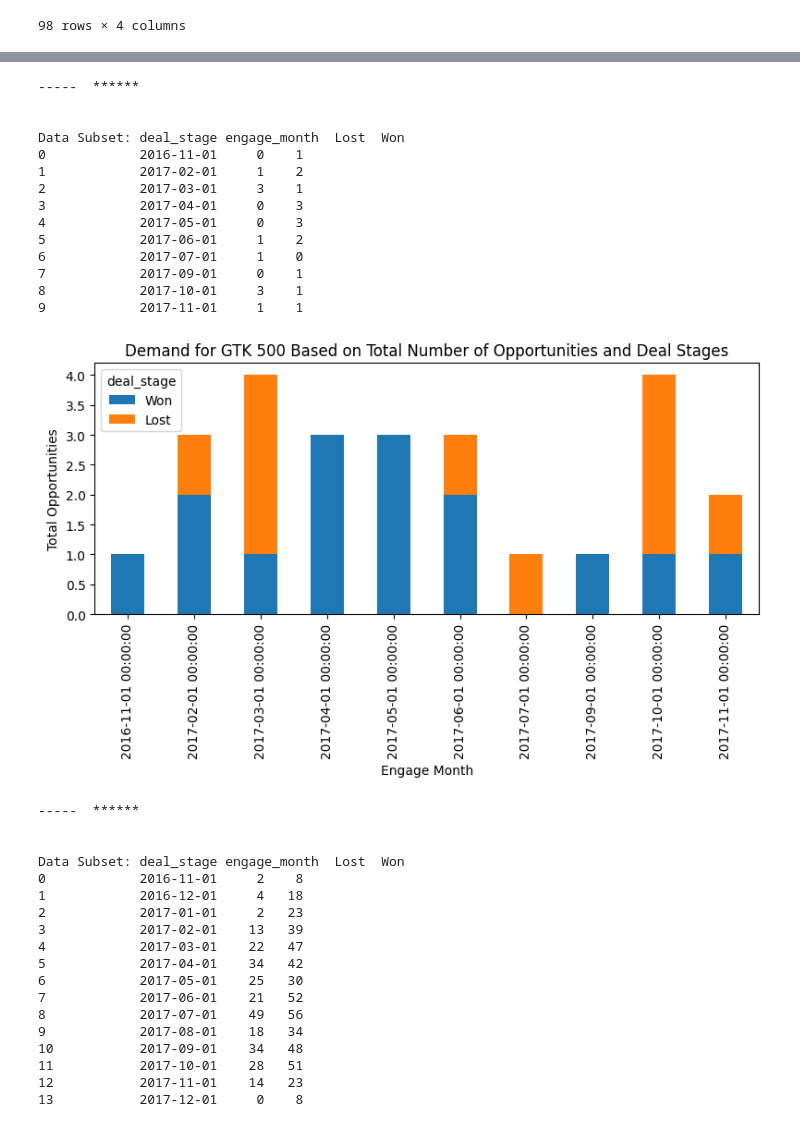
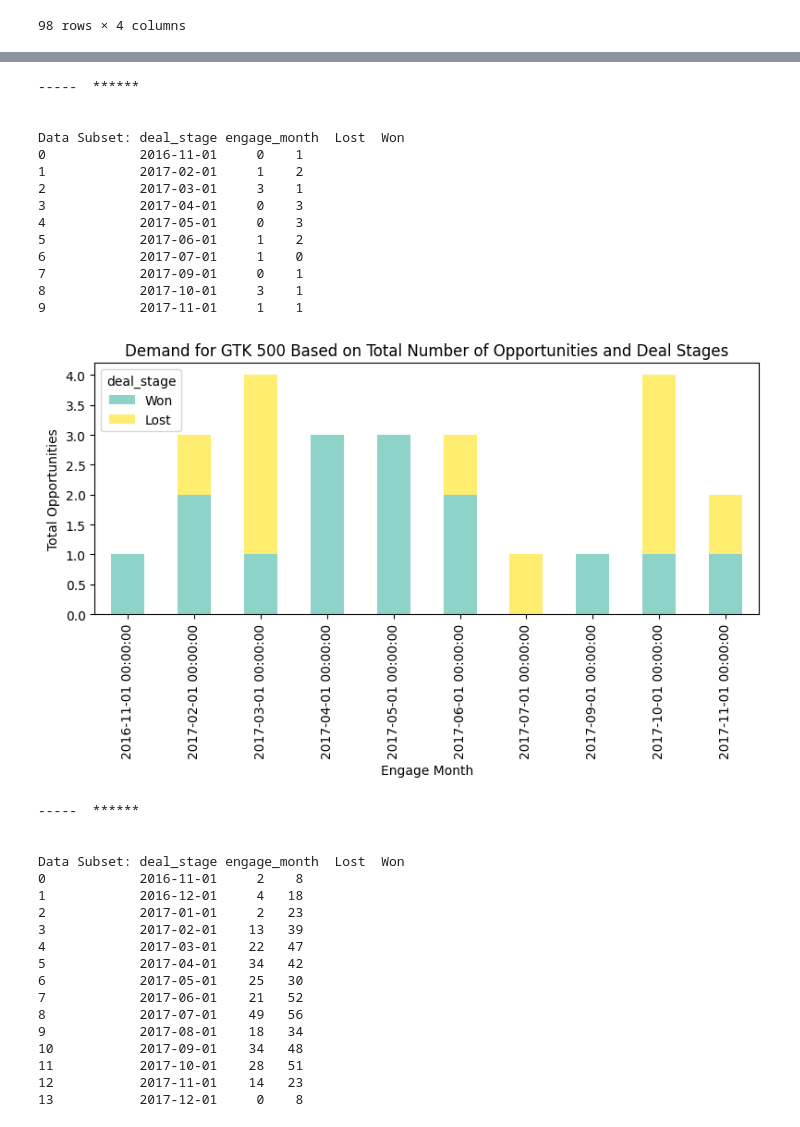
Before and after one commit to SuyogPatgave/Python_Codes-Projects, a Jupyter notebook: CRM_Project.ipynb, the cells around one changed output, grey strips where cells are left out. Drawn from its saved outputs; the diff is of its cells as text; code cells hidden in the pictures.

```diff
--- a/CRM_Project.ipynb
+++ b/CRM_Project.ipynb
@@ -1449,8 +1449,8 @@ resulth1
 6488 rows × 5 columns
 # %%
 #creating a product demand visualization based on engage date, deal stage, and total opportunities
-resulth1['close_month'] = resulth1['close_date'].dt.strftime("%m-%Y")
-resulth1['engage_month'] = resulth1['engage_date'].dt.strftime("%m-%Y")
+#resulth1['close_month'] = resulth1['close_date'].dt.strftime("%m-%Y")
+#resulth1['engage_month'] = resulth1['engage_date'].dt.strftime("%m-%Y")
 
 sns.catplot(
     data=resulth1,
@@ -1509,7 +1510,7 @@ for product in products:
     #sub_df[sub_df.columns.drop("product")]
 
     figure_resulth2 = figure_resulth1[figure_resulth1.columns.drop("product")]
-    print(f"\n\n-----  ****** \n\n\nData Subset: {figure_resulth2}")
+    print(f"\n\n-----  ****** \n\n\nData Subset: {figure_resulth2}\n")
    # figure_resulth2 = figure_resulth2.sort_values(by= 'engage_month', ascending=True)
 
     figure_resulth2.plot(
@@ -1517,6 +1518,7 @@ for product in products:
         y=['Won', 'Lost'],
         kind="bar",
         stacked=True,
+        colormap = "Set3",
         figsize=(8,5)
     )
     plt.title(f"Demand for {product} Based on Total Number of Opportunities and Deal Stages")
@@ -1606,18 +1608,18 @@ Data Subset: deal_stage engage_month  Lost  Won
 -----  ******
 
 
 Data Subset: deal_stage engage_month  Lost  Won
 0            2016-11-01     0    1
 1            2017-02-01     1    2
 2            2017-03-01     3    1
 3            2017-04-01     0    3
 4            2017-05-01     0    3
 5            2017-06-01     1    2
 6            2017-07-01     1    0
 7            2017-09-01     0    1
 8            2017-10-01     3    1
 9            2017-11-01     1    1
-[figure, old version]
+[figure, new version]
 -----  ******
 
 
```
Also changed, not shown: parts of 3 cells of this notebook.
